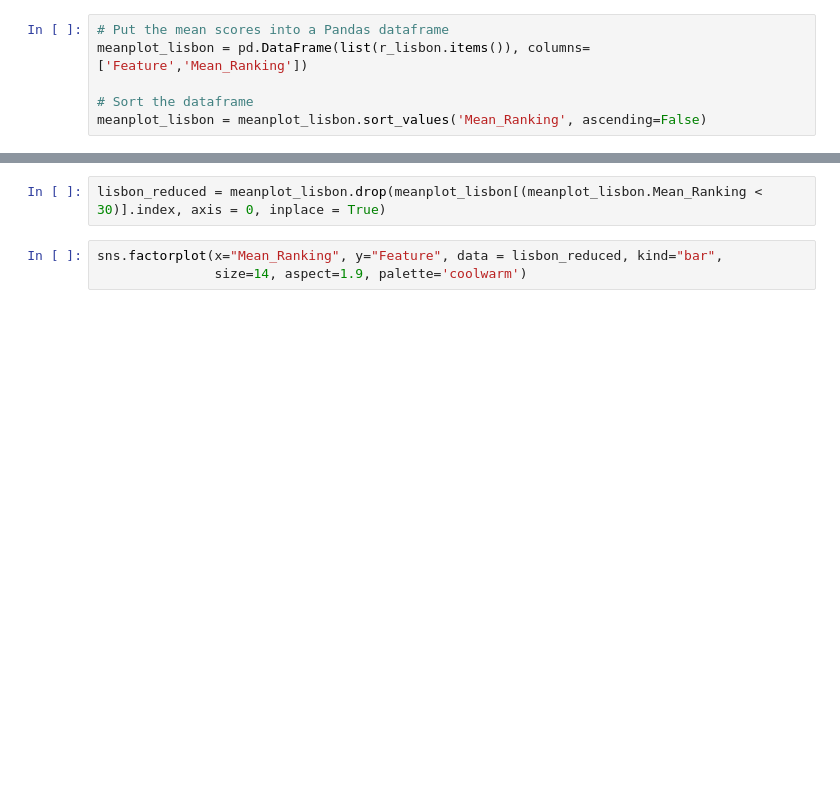
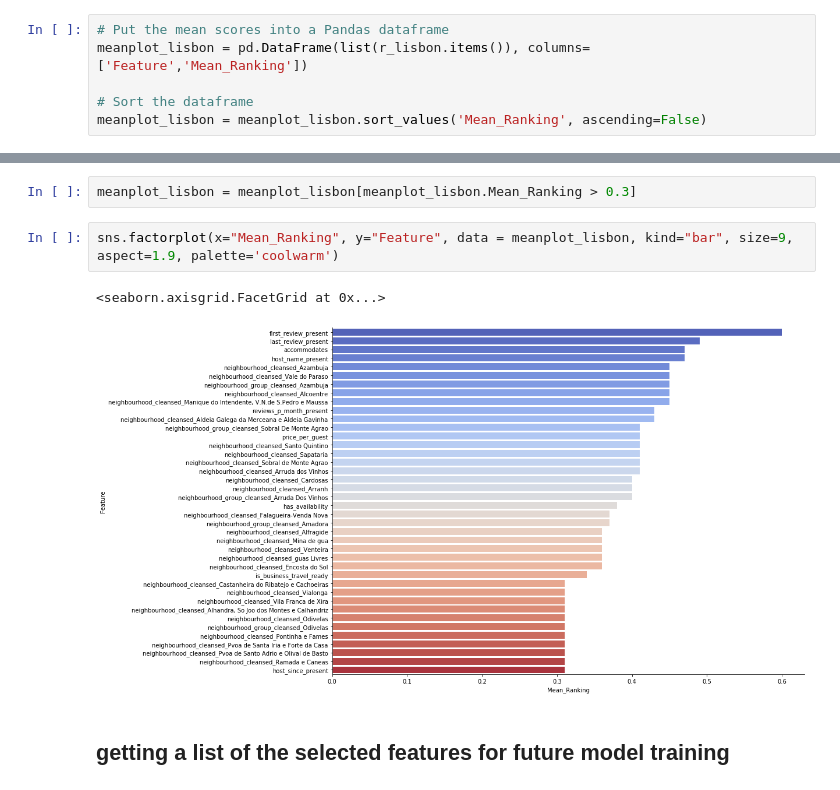
Before and after one commit to sousablde/Airbnb-A-tale-of-2-cities, a Jupyter notebook: Feature Selection.ipynb, the cells around one changed output, grey strips where cells are left out. Drawn from its saved outputs; the diff is of its cells as text; blank space fills up the shorter version.

Commit message:
modeling III

```diff
--- a/Feature Selection.ipynb
+++ b/Feature Selection.ipynb
@@ -315,5 +487,9 @@ meanplot_lisbon.head(50)
-# %%
-lisbon_reduced = meanplot_lisbon.drop(meanplot_lisbon[(meanplot_lisbon.Mean_Ranking < 30)].index, axis = 0, inplace = True)
+# %%
+meanplot_lisbon = meanplot_lisbon[meanplot_lisbon.Mean_Ranking > 0.3]
 # %%
-sns.factorplot(x="Mean_Ranking", y="Feature", data = lisbon_reduced, kind="bar",
-               size=14, aspect=1.9, palette='coolwarm')
+sns.factorplot(x="Mean_Ranking", y="Feature", data = meanplot_lisbon, kind="bar", size=9, aspect=1.9, palette='coolwarm')
+# %% [output]
+<seaborn.axisgrid.FacetGrid at 0x...>
+[figure, added]
+# %% [markdown]
+## getting a list of the selected features for future model training
```
Also changed, not shown: parts of 14 cells of this notebook, 1 other file.
